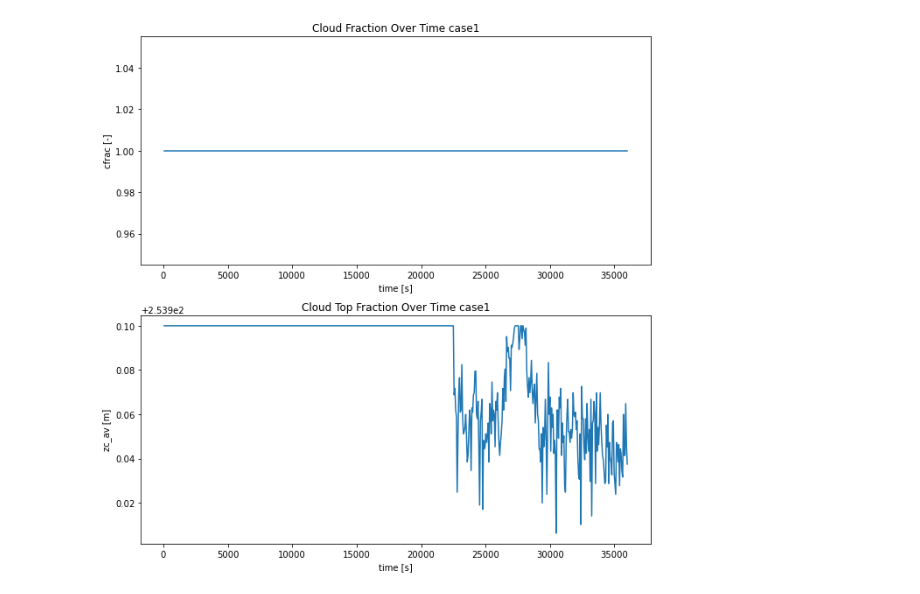
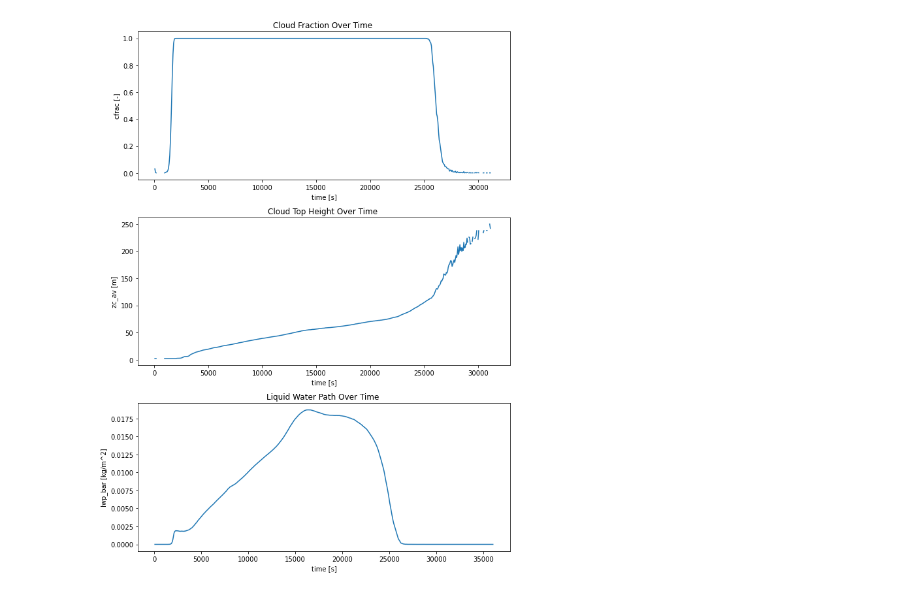
Before and after one commit to son-ra/atm230_dales_project, a Jupyter notebook: process_output_4cases.ipynb, the cells around one changed output. Drawn from its saved outputs; the diff is of its cells as text; code cells hidden in the pictures.

```diff
--- a/process_output_4cases.ipynb
+++ b/process_output_4cases.ipynb
@@ -44,2 +58,6 @@ Data variables: (12/69)
     Source:   DALES 4.4 git: v4.4
     Author:
+# %%
+tmser = xr.open_dataset('~/tmser.001.nc')
+
+tmser
@@ -76,11 +394,15 @@ plt.show()
 # %%
-fig, axs = plt.subplots(nrows=2, figsize = (9, 9))
+fig, axs = plt.subplots(nrows=3, figsize = (9, 12))
 plot1 = tmser.cfrac.plot(ax=axs[0])
 plot2 = tmser.zc_av.plot(ax=axs[1])
+plot3 = tmser.lwp_bar.plot(ax=axs[2])
+
 plt.tight_layout()
-axs[0].set_title('Cloud Fraction Over Time '+case)
-axs[1].set_title('Cloud Top Fraction Over Time '+case)
+axs[0].set_title('Cloud Fraction Over Time ')
+axs[1].set_title('Cloud Top Height Over Time ')
+axs[2].set_title('Liquid Water Path Over Time ')
+# axs[3].set_title('Liquid Water Path Over Time ')
 plt.tight_layout()
 plt.show()
 # %% [output]
-[figure, old version]
+[figure, new version]
```
Also changed, not shown: parts of 21 cells of this notebook, 2 other files.
